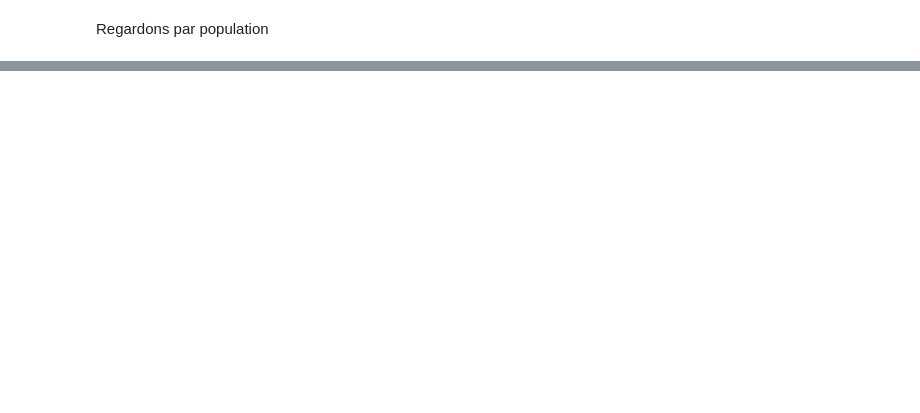
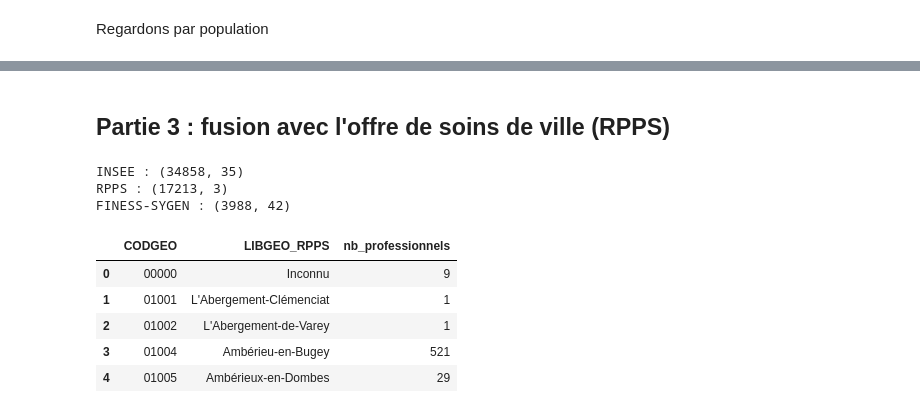
Before and after one commit to Chaimaa-ui77/Analyse-d-accessibilite-des-soins-medicaux, a Jupyter notebook: src/fusion/agregation_etablissements_commune.ipynb, the cells around one changed output, grey strips where cells are left out. Cells and saved outputs as stored; diff of their text form; code cells hidden in the pictures; blank space fills up the shorter version.

```diff
--- a/src/fusion/agregation_etablissements_commune.ipynb
+++ b/src/fusion/agregation_etablissements_commune.ipynb
@@ -188,0 +189,56 @@ Urbain intermédiaire                       49.6
+# %% [markdown]
+## Partie 3 : fusion avec l'offre de soins de ville (RPPS)
+# %%
+path_insee = "s3://mangane/Projet_PDS_2026/processed/insee_communes_final.csv"
+path_rpps = "s3://mangane/Projet_PDS_2026/processed/offre_soins_commune.csv"
+path_finess_sygen = "s3://mangane/Projet_PDS_2026/processed/finess_sygen_final.csv"
+
+insee = pd.read_csv(
+    path_insee,
+    dtype={"CODGEO": str},
+    low_memory=False
+)
+
+rpps = pd.read_csv(
+    path_rpps,
+    dtype={"Code commune (coord. structure)": str},
+    low_memory=False
+)
+
+finess_sygen = pd.read_csv(
+    path_finess_sygen,
+    dtype={
+        "CODGEO": str,
+        "FI": str,
+        "FI_EJ": str
+    },
+    low_memory=False
+)
+
+print("INSEE :", insee.shape)
+print("RPPS :", rpps.shape)
+print("FINESS-SYGEN :", finess_sygen.shape)
+# %% [output]
+INSEE : (34858, 35)
+RPPS : (17213, 3)
+FINESS-SYGEN : (3988, 42)
+# %%
+rpps = rpps.rename(
+    columns={
+        "Code commune (coord. structure)": "CODGEO",
+        "Libellé commune (coord. structure)": "LIBGEO_RPPS"
+    }
+)
+
+insee["CODGEO"] = insee["CODGEO"].astype("string")
+rpps["CODGEO"] = rpps["CODGEO"].astype("string")
+finess_sygen["CODGEO"] = finess_sygen["CODGEO"].astype("string")
+
+rpps.head()
+# %% [output]
+|  | CODGEO | LIBGEO_RPPS | nb_professionnels |
+| 0 | 00000 | Inconnu | 9 |
+| 1 | 01001 | L'Abergement-Clémenciat | 1 |
+| 2 | 01002 | L'Abergement-de-Varey | 1 |
+| 3 | 01004 | Ambérieu-en-Bugey | 521 |
+| 4 | 01005 | Ambérieux-en-Dombes | 29 |
```
Also changed, not shown: parts of 15 cells of this notebook.
